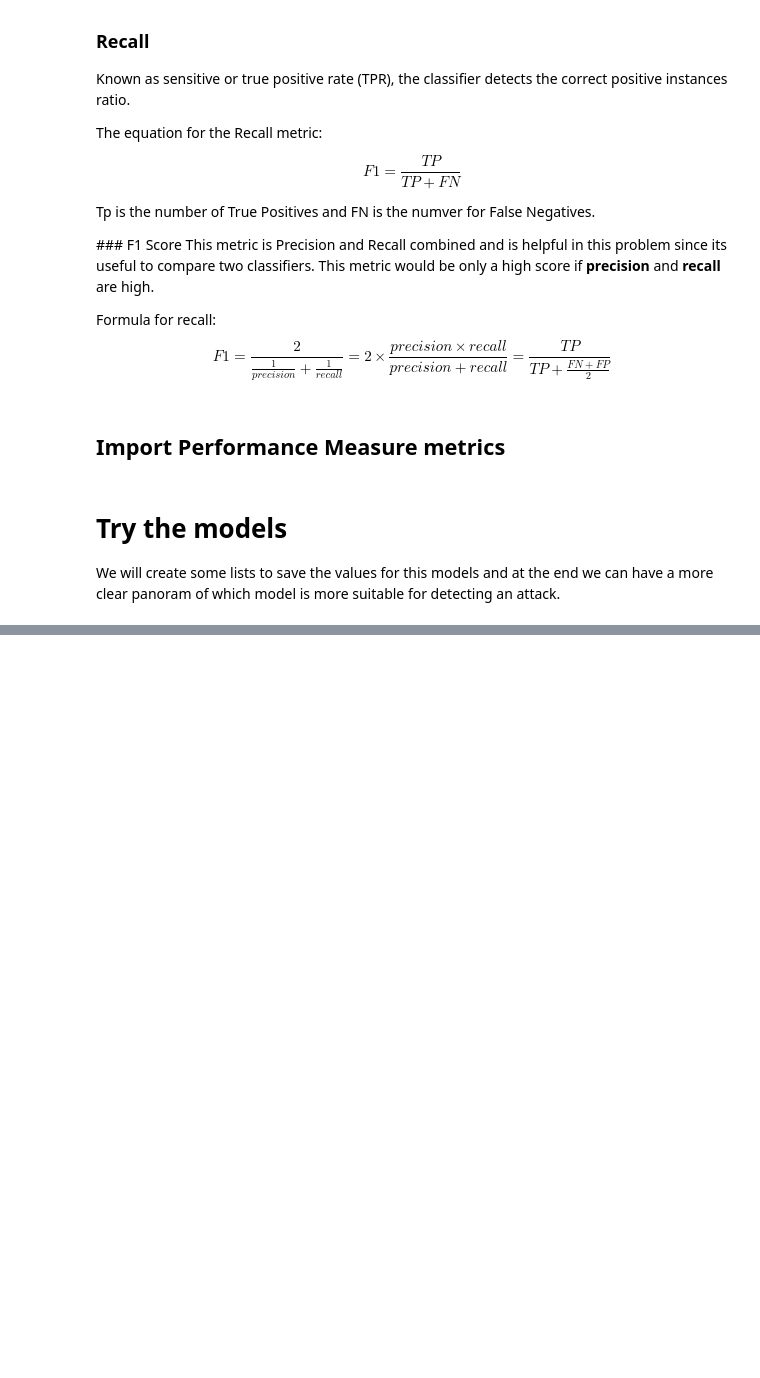
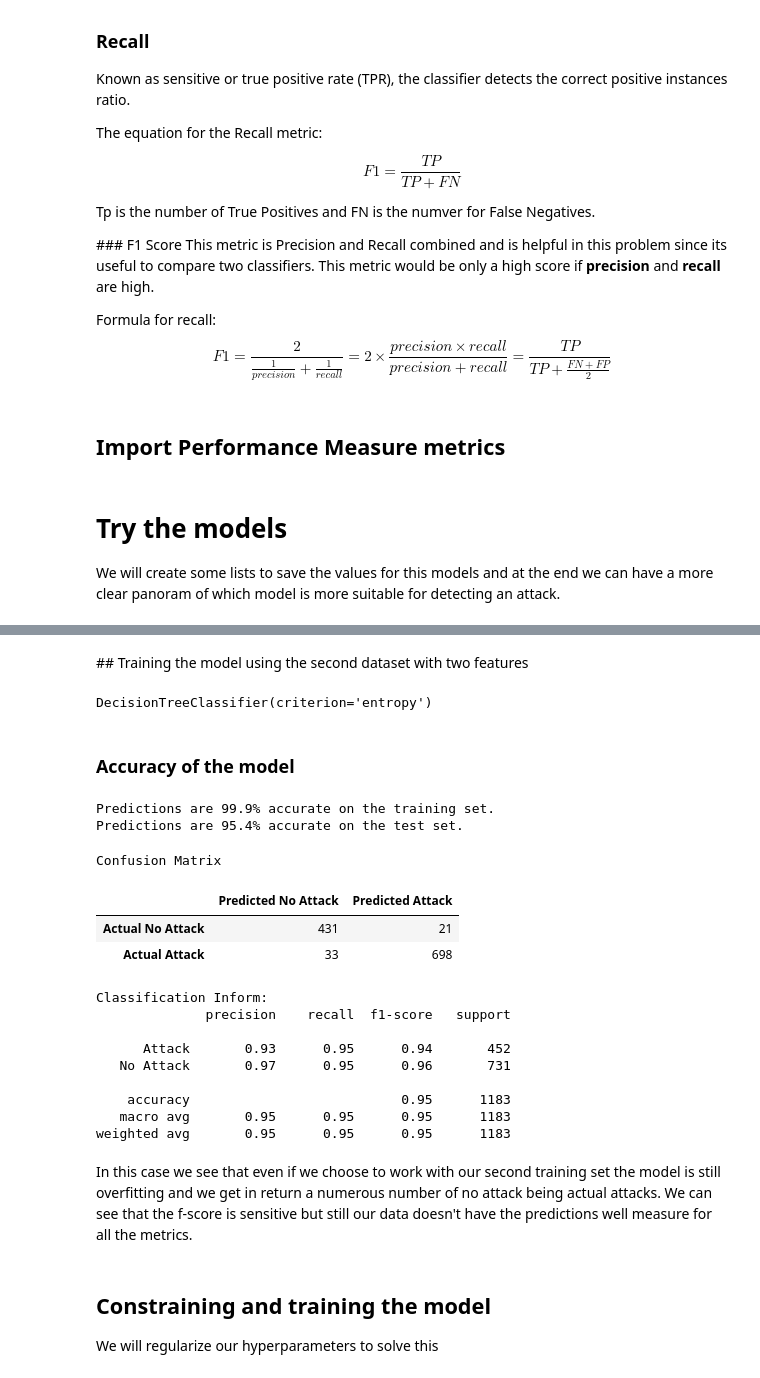
Before and after one commit to Lydiadel/BrakToothAttack_Analysis, a Jupyter notebook: BrakTooth_Attack.ipynb, the cells around one changed output, grey strips where cells are left out. Drawn from its saved outputs; the diff is of its cells as text; code cells hidden in the pictures; blank space fills up the shorter version.

```diff
--- a/BrakTooth_Attack.ipynb
+++ b/BrakTooth_Attack.ipynb
@@ -568,0 +688,55 @@ memory_usage = list(range(1,6))
+# %% [markdown]
+## Training the model using the second dataset with two features
+# %%
+dtc = DecisionTreeClassifier(criterion="entropy")
+dtc.fit(X_train2, y_train2)
+# %% [output]
+DecisionTreeClassifier(criterion='entropy')
+# %%
+# We use the model method to predict the class labels for the provided data.
+y_pred_train = dtc.predict(X_train2)
+y_pred_test = dtc.predict(X_test2)
+# %% [markdown]
+### Accuracy of the model
+# %%
+accuracy_train = accuracy_score(y_train, y_pred_train)
+print('Predictions are {:3.1f}% accurate on the training set.'.format(100*accuracy_train))
+accuracy_test = accuracy_score(y_test, y_pred_test)
+print('Predictions are {:3.1f}% accurate on the test set.'.format(100*accuracy_test))
+# %% [output]
+Predictions are 99.9% accurate on the training set.
+Predictions are 95.4% accurate on the test set.
+# %%
+# Create a matrix confusion based on our y_test and y_pred_test
+cm = confusion_matrix(y_test, y_pred_test)
+
+# Create a dataframe from the confusion matrix
+cm_df = pd.DataFrame(cm,
+        index = ["Actual No Attack", "Actual Attack"],
+        columns= ["Predicted No Attack", "Predicted Attack"])
+
+print("\nConfusion Matrix")
+display(cm_df)
+
+report = classification_report(y_test, y_pred_test)
+print("\n\nClassification Inform:")
+print(classification_report(y_test, y_pred_test))
+# %% [output]
+Confusion Matrix
+|  | Predicted No Attack | Predicted Attack |
+| Actual No Attack | 431 | 21 |
+| Actual Attack | 33 | 698 |
+Classification Inform:
+              precision    recall  f1-score   support
+
+      Attack       0.93      0.95      0.94       452
+   No Attack       0.97      0.95      0.96       731
+
+    accuracy                           0.95      1183
+   macro avg       0.95      0.95      0.95      1183
+weighted avg       0.95      0.95      0.95      1183
+# %% [markdown]
+In this case we see that even if we choose to work with our second training set the model is still overfitting and we get in return a numerous number of no attack being actual attacks. We can see that the f-score is sensitive but still our data doesn't have the predictions well measure for all the metrics.
+# %% [markdown]
+## Constraining and training the model
+We will regularize our hyperparameters to solve this
```
Also changed, not shown: parts of 21 cells of this notebook.
